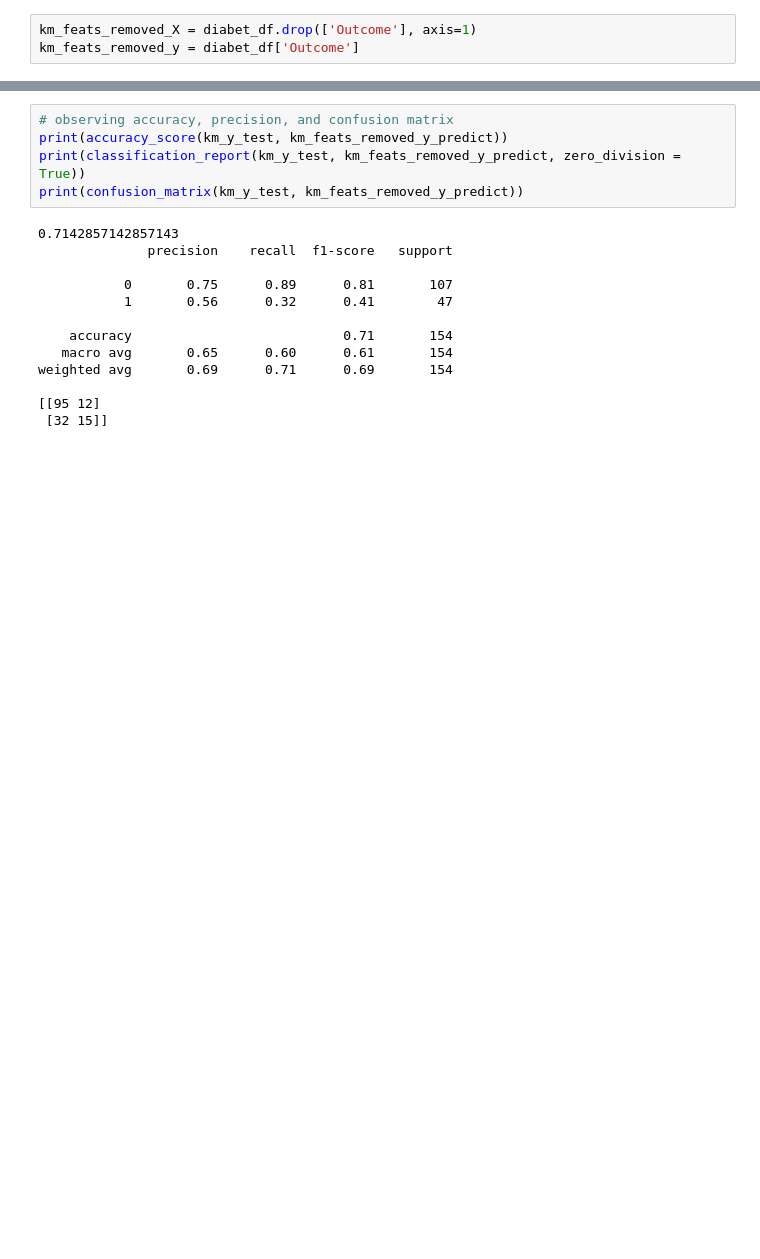
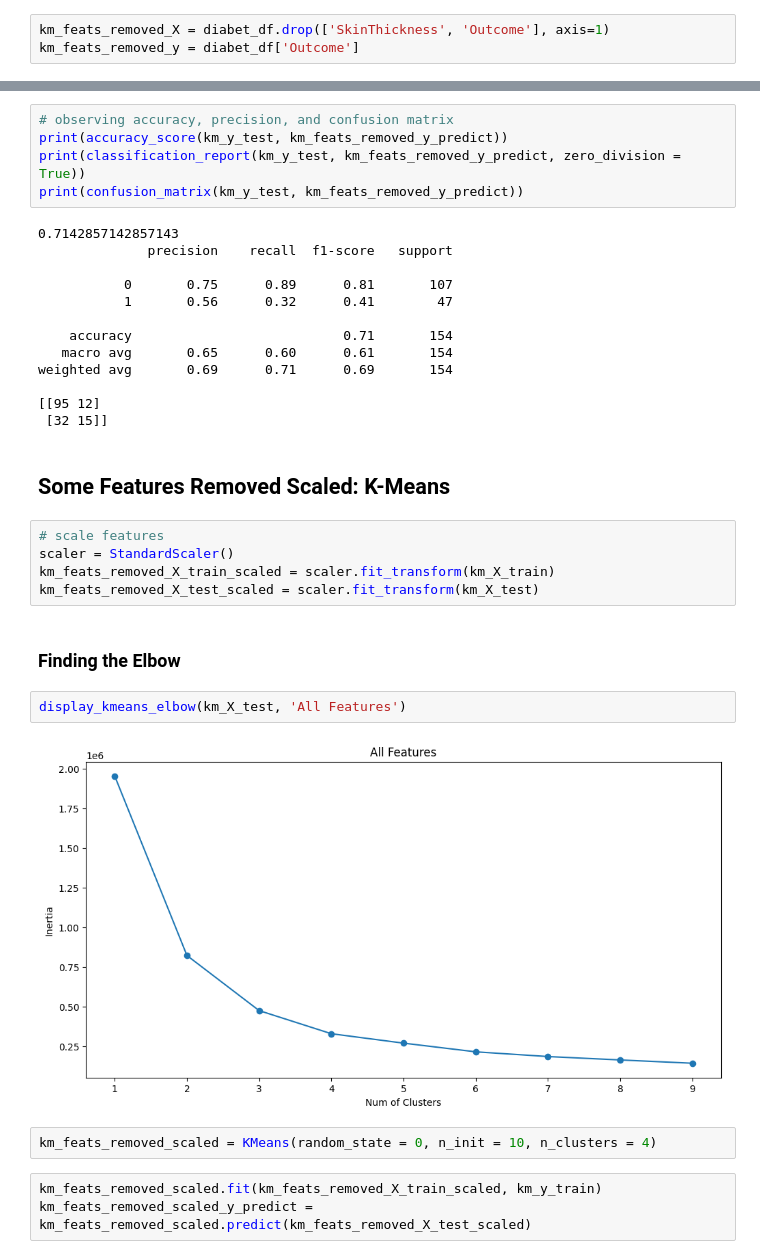
Before and after one commit to t-lnguyen/machine-learning-w-python, a Jupyter notebook: assignments/A5/src/7324.A5.KMeansVsLogisReg.submit.ipynb, the cells around one changed output, grey strips where cells are left out. Cells and saved outputs as stored; diff of their text form; blank space fills up the shorter version.

Commit message:
complete k-means

```diff
--- a/assignments/A5/src/7324.A5.KMeansVsLogisReg.submit.ipynb
+++ b/assignments/A5/src/7324.A5.KMeansVsLogisReg.submit.ipynb
@@ -333,7 +333,7 @@ weighted avg       0.79      0.69      0.57       154
 # %% [markdown]
 ### Removing SkinThickness, BloodPressure, Age, Outcome
 # %%
-km_feats_removed_X = diabet_df.drop(['Outcome'], axis=1)
+km_feats_removed_X = diabet_df.drop(['SkinThickness', 'Outcome'], axis=1)
 km_feats_removed_y = diabet_df['Outcome']
 # %%
 # split data into training and test sets
@@ -367,3 +367,21 @@ weighted avg       0.69      0.71      0.69       154
 
 [[95 12]
  [32 15]]
+# %% [markdown]
+## Some Features Removed Scaled: K-Means
+# %%
+# scale features
+scaler = StandardScaler()
+km_feats_removed_X_train_scaled = scaler.fit_transform(km_X_train)
+km_feats_removed_X_test_scaled = scaler.fit_transform(km_X_test)
+# %% [markdown]
+### Finding the Elbow
+# %%
+display_kmeans_elbow(km_X_test, 'All Features')
+# %% [output]
+[figure, added]
+# %%
+km_feats_removed_scaled = KMeans(random_state = 0, n_init = 10, n_clusters = 4)
+# %%
+km_feats_removed_scaled.fit(km_feats_removed_X_train_scaled, km_y_train)
+km_feats_removed_scaled_y_predict = km_feats_removed_scaled.predict(km_feats_removed_X_test_scaled)
```
Also changed, not shown: parts of 2 cells of this notebook.
